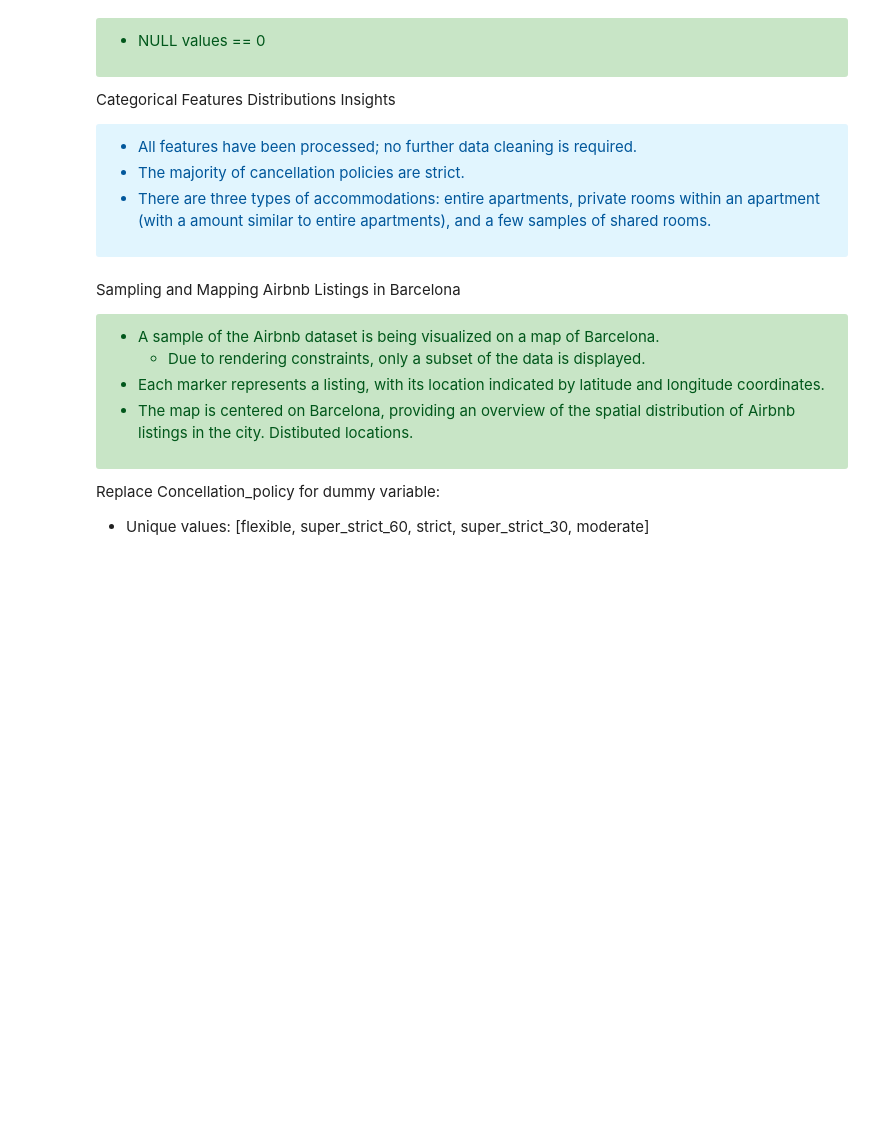
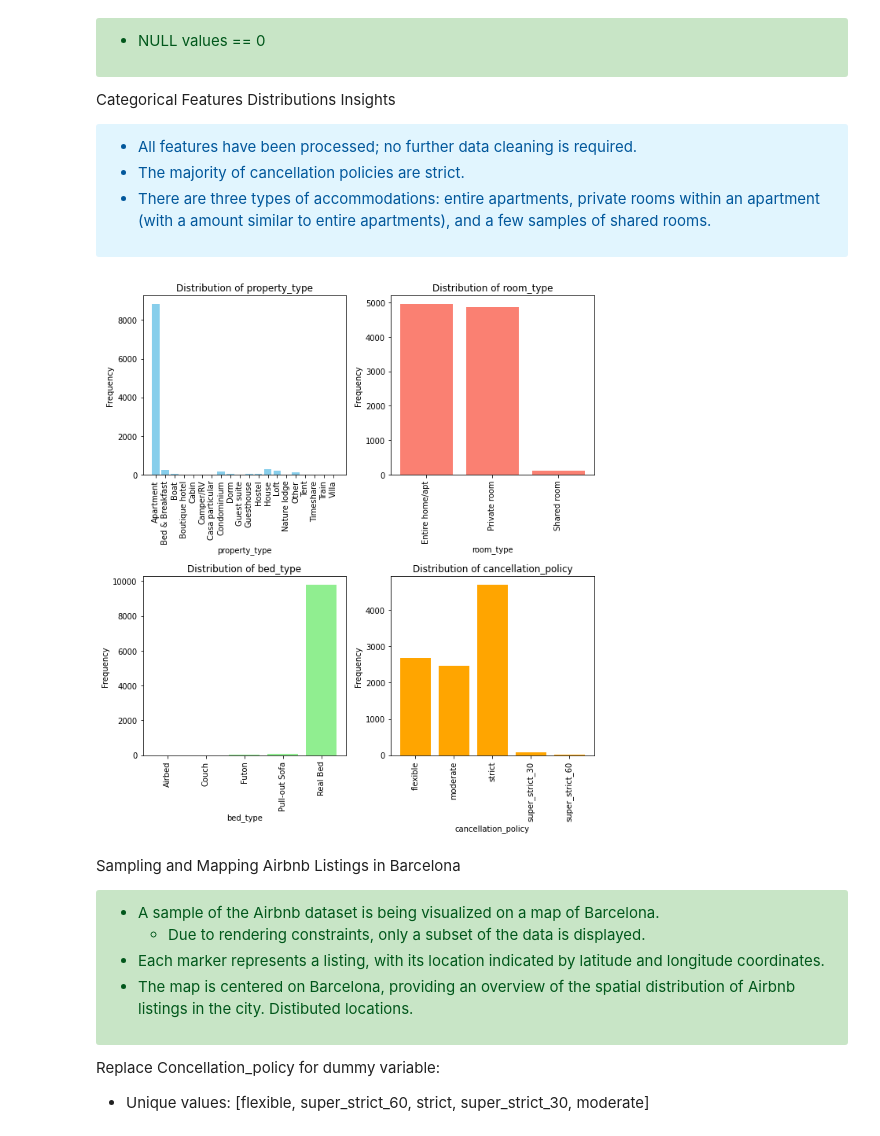
Before and after one commit to elenaalegret/Semantic_Data_Management-AI, a Jupyter notebook: data_quality_pipeline/DataQualityPipeline.ipynb, the cells around one changed output. Saved outputs shown, nothing was run; the diff lists cells and outputs as text; code cells hidden in the pictures; blank space fills up the shorter version.

```diff
--- a/data_quality_pipeline/DataQualityPipeline.ipynb
+++ b/data_quality_pipeline/DataQualityPipeline.ipynb
@@ -522,5 +570,3 @@ nan_counts.toPandas()
-# %%
-df_airbnb = df_airbnb.drop('review_scores_location')
 # %% [markdown]
 <div class="alert alert-block alert-warning" style="color: #C23B22; background-color: #f8c3c0;">
 
@@ -528,8 +574,6 @@ df_airbnb = df_airbnb.drop('review_scores_location')
 - `bedrooms` (9 samples) and `beds` (16 samples): Manual handling required.
 - `price` (7 samples): Manual handling required.
 </div>
-# %%
-df_airbnb = df_airbnb.filter(col("price").isNotNull()) # Not extract information from other columns
 # %% [markdown]
 Handling Missing Values of `bathrooms`, `bedrooms` y `beds`
 
@@ -537,5 +581,3 @@ Handling Missing Values of `bathrooms`, `bedrooms` y `beds`
 
 + Manual Processing for each feature looking to other values.
 </div>
-# %%
-df_airbnb = df_airbnb.withColumn("id", monotonically_increasing_id())
@@ -580,40 +584,3 @@ null_bathrooms = df_airbnb.filter(df_airbnb['bathrooms'].isNull())
-# %%
-ids_and_values = [
-    (340, {"bedrooms": 1}),
-    (8589934645, {"bedrooms": 1, "beds": 1}),
-    (8589935428, {"bedrooms": 1, "beds": 2}),
-    (17179869227, {"bedrooms": 1, "beds": 1}),
-    (25769804406, {"bedrooms": 3}),
-    (17179869830, {"bedrooms": 1}),
-    (34359739217, {"bedrooms": 1, "beds": 1}),
-    (42949673002, {"bedrooms": 1}),
-    (468, {"beds": 1}),
-    (8589935377, {"beds": 1}),
-    (17179869602, {"beds": 1}),
-    (25769804176, {"beds": 1, "bathrooms": 1}),
-    (34359738631, {"beds": 1, "bathrooms": 1}),
-    (34359738928, {"beds": 3, "bathrooms": 2}),
-    (42949673153, {"beds": 1}),
-    (42949673810, {"beds": 1}),
-    (51539608080, {"beds": 1}),
-    (51539608320, {"beds": 1}),
-    (149, {"bathrooms": 2}),
-    (17179869331, {"bathrooms": 1}),
-    (25769804030, {"bathrooms": 1}),
-    (42949673312, {"bathrooms": 1}),
-    (51539607636, {"bathrooms": 1}),
-    (51539607684, {"bathrooms": 1}),
-    (51539607896, {"bathrooms": 3}),
-    (60129542275, {"bathrooms": 1})
-]
-
-for id, values in ids_and_values:
-    if "bedrooms" in values:
-        df_airbnb = df_airbnb.withColumn("bedrooms", when(df_airbnb["id"] == id, values["bedrooms"]).otherwise(df_airbnb["bedrooms"]))
-    if "beds" in values:
-        df_airbnb = df_airbnb.withColumn("beds", when(df_airbnb["id"] == id, values.get("beds", df_airbnb["beds"])).otherwise(df_airbnb["beds"]))
-    if "bathrooms" in values:
-        df_airbnb = df_airbnb.withColumn("bathrooms", when(df_airbnb["id"] == id, values.get("bathrooms", df_airbnb["bathrooms"])).otherwise(df_airbnb["bathrooms"]))
 # %%
 # Checking again the NULL values
 nan_counts = df_airbnb.select([count(when(isnan(c) | col(c).isNull(), c)).alias(c) for c in df_airbnb.columns])
@@ -640,17 +616,19 @@ Categorical Features Distributions Insights
 # %%
 # Categorical features
 categorical_columns = ['property_type',	'room_type','bed_type', 'cancellation_policy']
 
 fig, axs = plt.subplots(2, 2, figsize=(9, 10))
 axs = axs.flatten()
 
 for i, column in enumerate(categorical_columns):
     ax = axs[i]
     color = color_palette[i % len(color_palette)]
-    plot_categorical_distribution(df_airbnb, column, ax, color)
+    utils.plot_categorical_distribution(df_airbnb, column, ax, color)
 
 plt.tight_layout()
 plt.show()
+# %% [output]
+[figure, added]
 # %% [markdown]
 Sampling and Mapping Airbnb Listings in Barcelona
 
```
Also changed, not shown: parts of 59 cells of this notebook, 25 other files.
